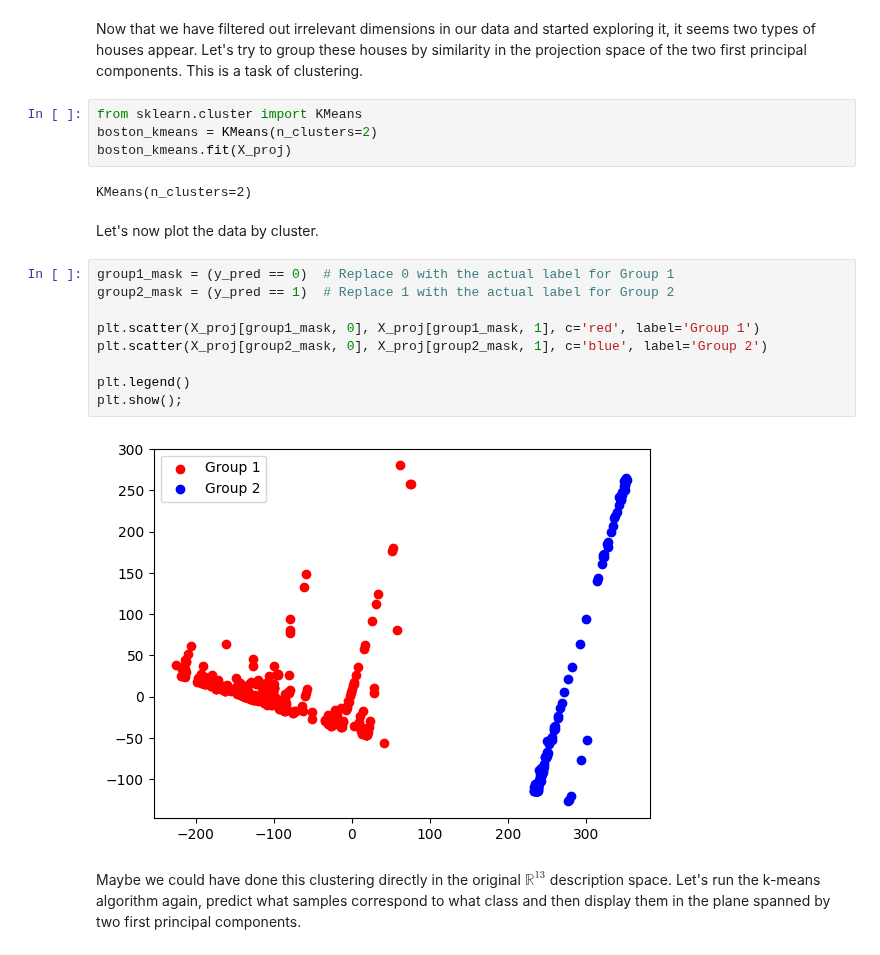
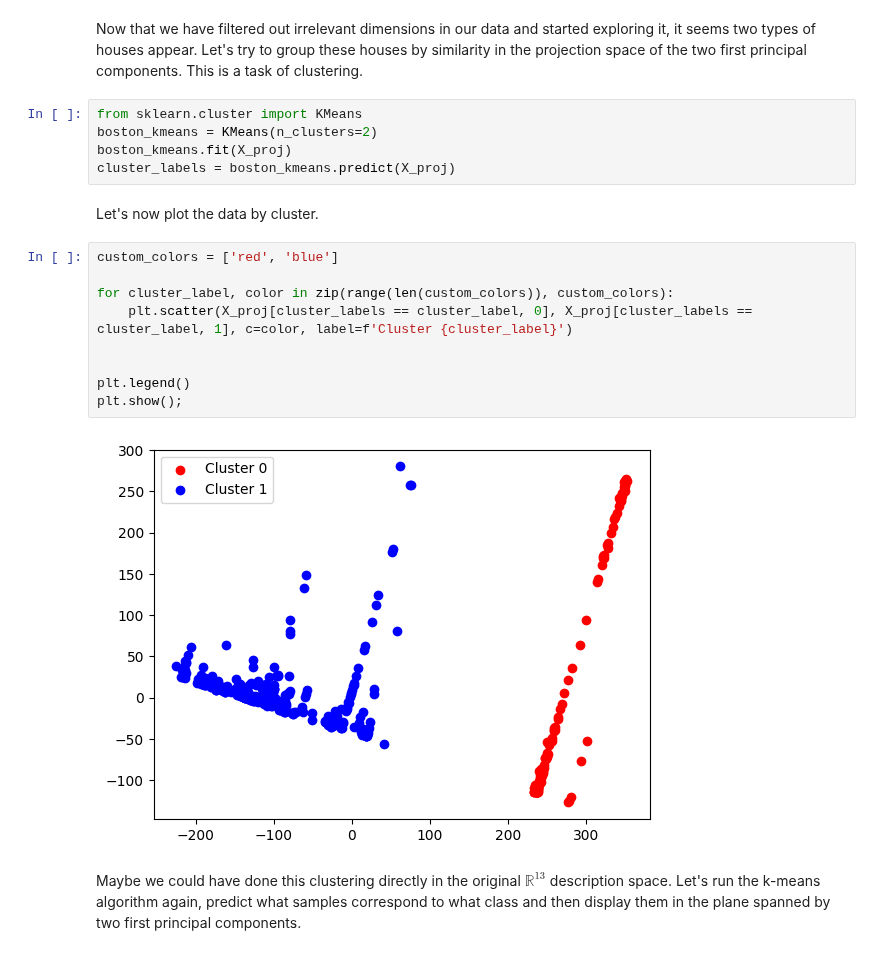
Before and after one commit to SupaeroDataScience/machine-learning, a Jupyter notebook: 1 - Unsupervised Learning/Unsupervised Learning.ipynb, the cells around one changed output. Saved outputs shown, nothing was run; the diff lists cells and outputs as text.

```diff
--- a/1 - Unsupervised Learning/Unsupervised Learning.ipynb
+++ b/1 - Unsupervised Learning/Unsupervised Learning.ipynb
@@ -136,21 +140,20 @@ Now that we have filtered out irrelevant dimensions in our data and started expl
 from sklearn.cluster import KMeans
 boston_kmeans = KMeans(n_clusters=2)
 boston_kmeans.fit(X_proj)
+cluster_labels = boston_kmeans.predict(X_proj)
-# %% [output]
-KMeans(n_clusters=2)
 # %% [markdown]
 Let's now plot the data by cluster.
-# %%
-group1_mask = (y_pred == 0)  # Replace 0 with the actual label for Group 1
-group2_mask = (y_pred == 1)  # Replace 1 with the actual label for Group 2
-
-plt.scatter(X_proj[group1_mask, 0], X_proj[group1_mask, 1], c='red', label='Group 1')
-plt.scatter(X_proj[group2_mask, 0], X_proj[group2_mask, 1], c='blue', label='Group 2')
-
-plt.legend()
-plt.show();
-# %% [output]
-[figure, removed]
+# %%
+custom_colors = ['red', 'blue']
+
+for cluster_label, color in zip(range(len(custom_colors)), custom_colors):
+    plt.scatter(X_proj[cluster_labels == cluster_label, 0], X_proj[cluster_labels == cluster_label, 1], c=color, label=f'Cluster {cluster_label}')
+
+
+plt.legend()
+plt.show();
+# %% [output]
+[figure, added]
 # %% [markdown]
 Maybe we could have done this clustering directly in the original $\mathbb{R}^{13}$ description space. Let's run the k-means algorithm again, predict what samples correspond to what class and then display them in the plane spanned by two first principal components.
 # %%
```
Also changed, not shown: parts of 10 cells of this notebook, 4 other files.
